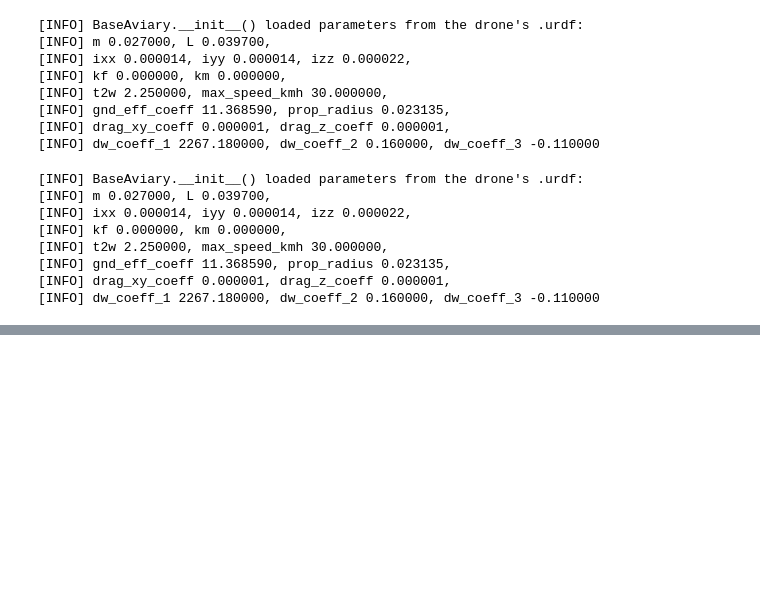
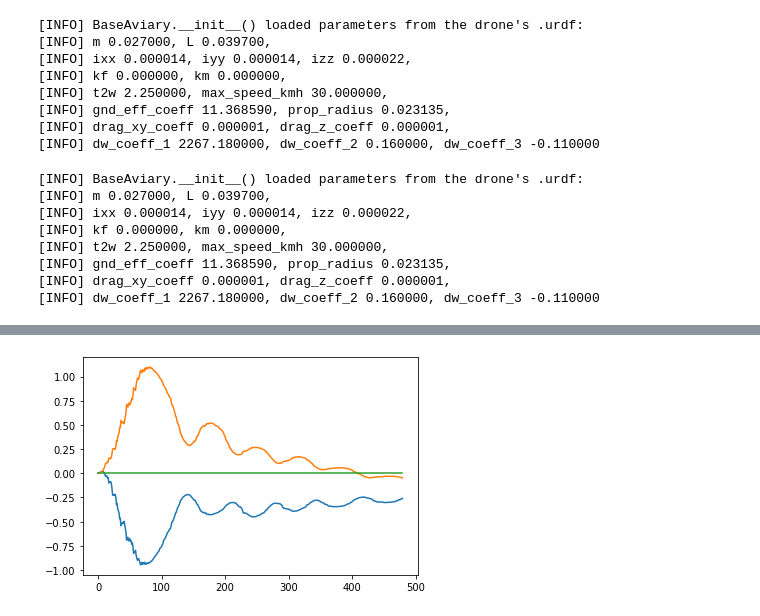
Before and after one commit to amw-18/RL-for-drone-control, a Jupyter notebook: Implementations/AttitudeThroughPosition/testav1_sb3ppo.ipynb, the cells around one changed output, grey strips where cells are left out. Cells and saved outputs as stored; diff of their text form; code cells hidden in the pictures; blank space fills up the shorter version.

```diff
--- a/Implementations/AttitudeThroughPosition/testav1_sb3ppo.ipynb
+++ b/Implementations/AttitudeThroughPosition/testav1_sb3ppo.ipynb
@@ -120,0 +132,5 @@ plt.show()
+# %%
+plt.plot(np.array(computed_target_rpys)*180/np.pi)
+plt.show()
+# %% [output]
+[figure, added]
```
Also changed, not shown: parts of 6 cells of this notebook, 1 other file.
